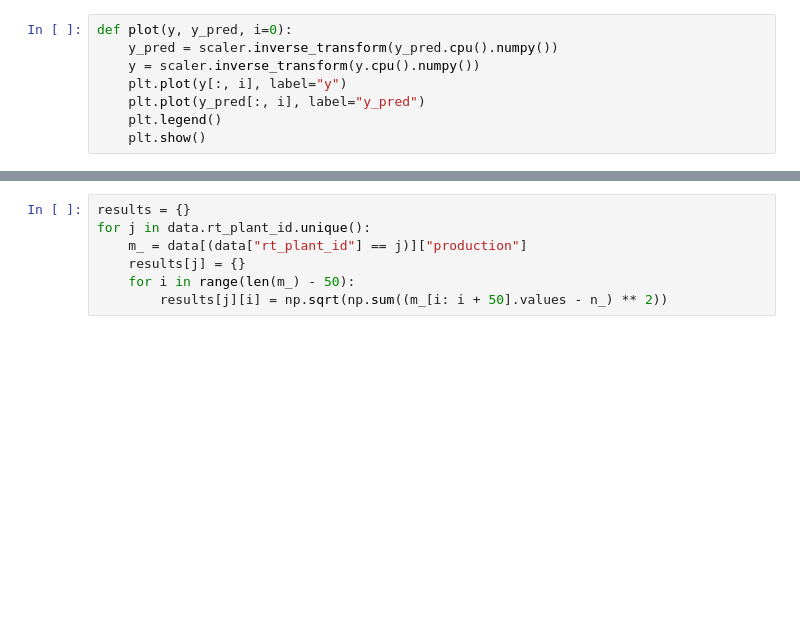
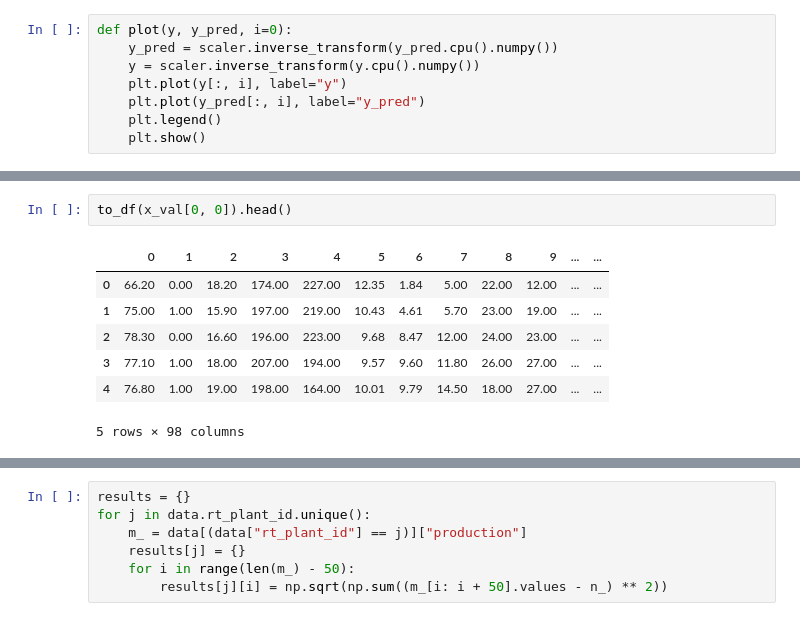
Before and after one commit to sarikayamerts/thesis, a Jupyter notebook: stgnn_wave.ipynb, the cells around one changed output, grey strips where cells are left out. Drawn from its saved outputs; the diff is of its cells as text; blank space fills up the shorter version.

```diff
--- a/stgnn_wave.ipynb
+++ b/stgnn_wave.ipynb
@@ -326,0 +389,10 @@ with torch.no_grad():
+# %%
+to_df(x_val[0, 0]).head()
+# %% [output]
+|  | 0 | 1 | 2 | 3 | 4 | 5 | 6 | 7 | 8 | 9 | ... | ... |
+| 0 | 66.20 | 0.00 | 18.20 | 174.00 | 227.00 | 12.35 | 1.84 | 5.00 | 22.00 | 12.00 | ... | ... |
+| 1 | 75.00 | 1.00 | 15.90 | 197.00 | 219.00 | 10.43 | 4.61 | 5.70 | 23.00 | 19.00 | ... | ... |
+| 2 | 78.30 | 0.00 | 16.60 | 196.00 | 223.00 | 9.68 | 8.47 | 12.00 | 24.00 | 23.00 | ... | ... |
+| 3 | 77.10 | 1.00 | 18.00 | 207.00 | 194.00 | 9.57 | 9.60 | 11.80 | 26.00 | 27.00 | ... | ... |
+| 4 | 76.80 | 1.00 | 19.00 | 198.00 | 164.00 | 10.01 | 9.79 | 14.50 | 18.00 | 27.00 | ... | ... |
+5 rows × 98 columns
```
Also changed, not shown: parts of 39 cells of this notebook.
